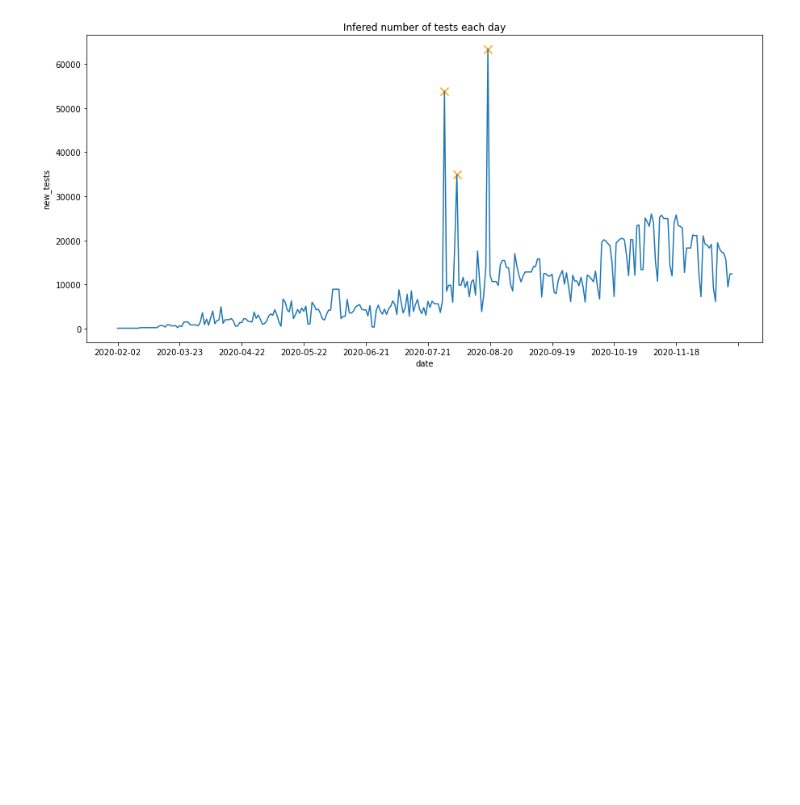
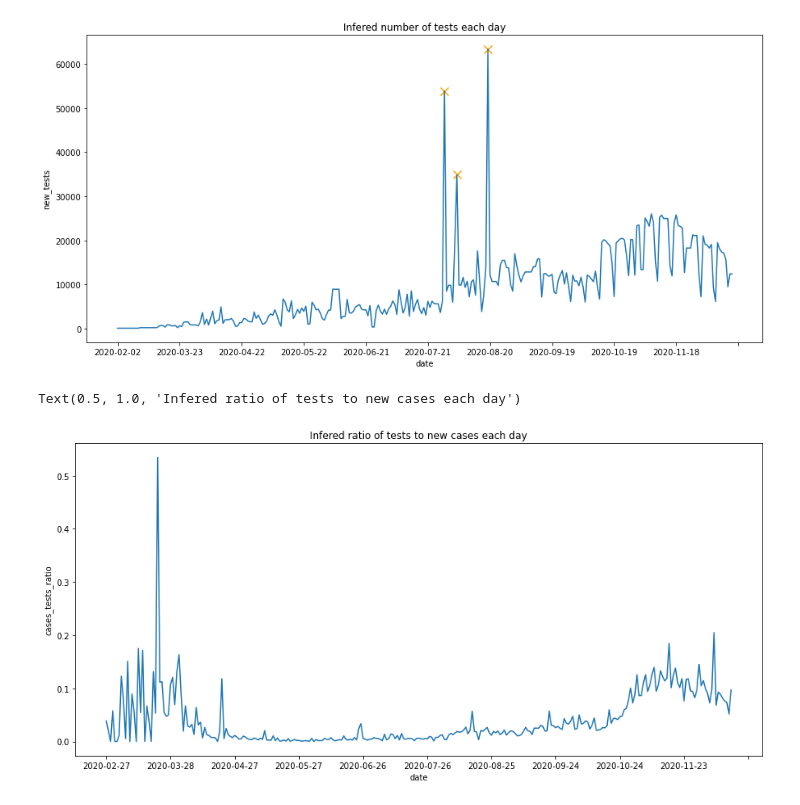
Before and after one commit to fivoskal/greece-covid-data-representation, a Jupyter notebook: owid.ipynb, the cells around one changed output. Saved outputs shown, nothing was run; the diff lists cells and outputs as text; code cells hidden in the pictures; blank space fills up the shorter version.

Commit message:
more plots

```diff
--- a/owid.ipynb
+++ b/owid.ipynb
@@ -86,5 +86,5 @@ with pd.option_context('display.max_rows', 50, 'display.max_columns', 60):
 # %%
-inf_gr = gr[["date", "new_tests", "total_tests"]].copy()
+inf_gr = gr[["date", "new_tests", "total_tests", "new_cases"]].copy()
 # %% [markdown]
 # Inference
 There appear to be missing data. There is no coherent book-keeping on daily tests so we infer number of tests per day from the number of cumulative tests. For this puprose we hold the assumption that in days, when cumulative numbers report is missing, the number of tests is the difference between two non-missing dates uniformly distributed to each date.
@@ -135,3 +135,15 @@ plt.title("Infered number of tests each day")
 # %% [output]
 Text(0.5, 1.0, 'Infered number of tests each day')
 [figure]
+# %%
+inf_gr["cases_tests_ratio"] = np.array(inf_gr["new_cases"].array) / np.array(inf_gr["new_tests"].array)
+
+
+plt.figure(figsize=(15,7))
+g = sns.lineplot(data=inf_gr, x="date", y="cases_tests_ratio")
+g.set(xticks=[ i for i in range(len(inf_gr)) if i%30==0] )
+# g.scatter(argpeaks, peaks, marker='x', color='orange', s=100 )
+plt.title("Infered ratio of tests to new cases each day")
+# %% [output]
+Text(0.5, 1.0, 'Infered ratio of tests to new cases each day')
+[figure, added]
```
Also changed, not shown: parts of 2 cells of this notebook.
